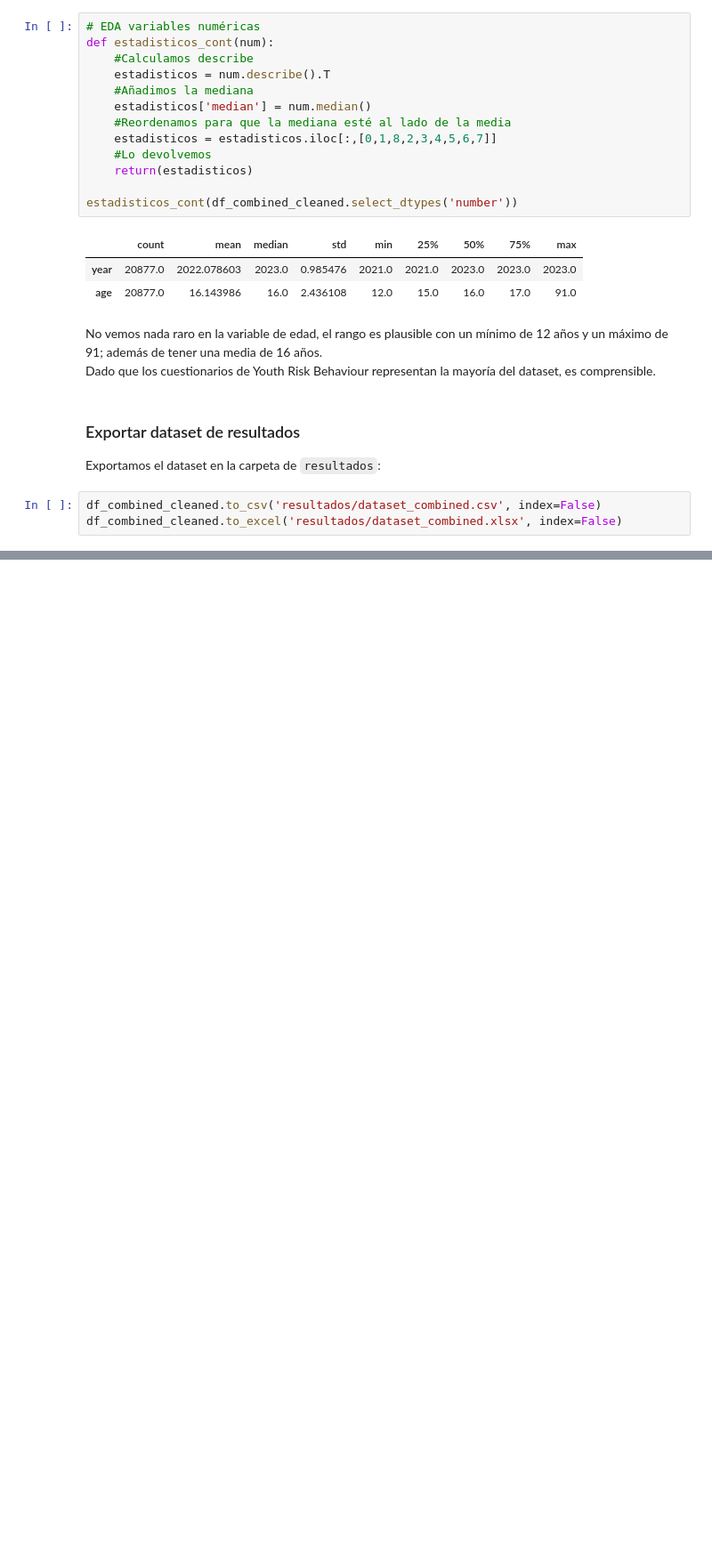
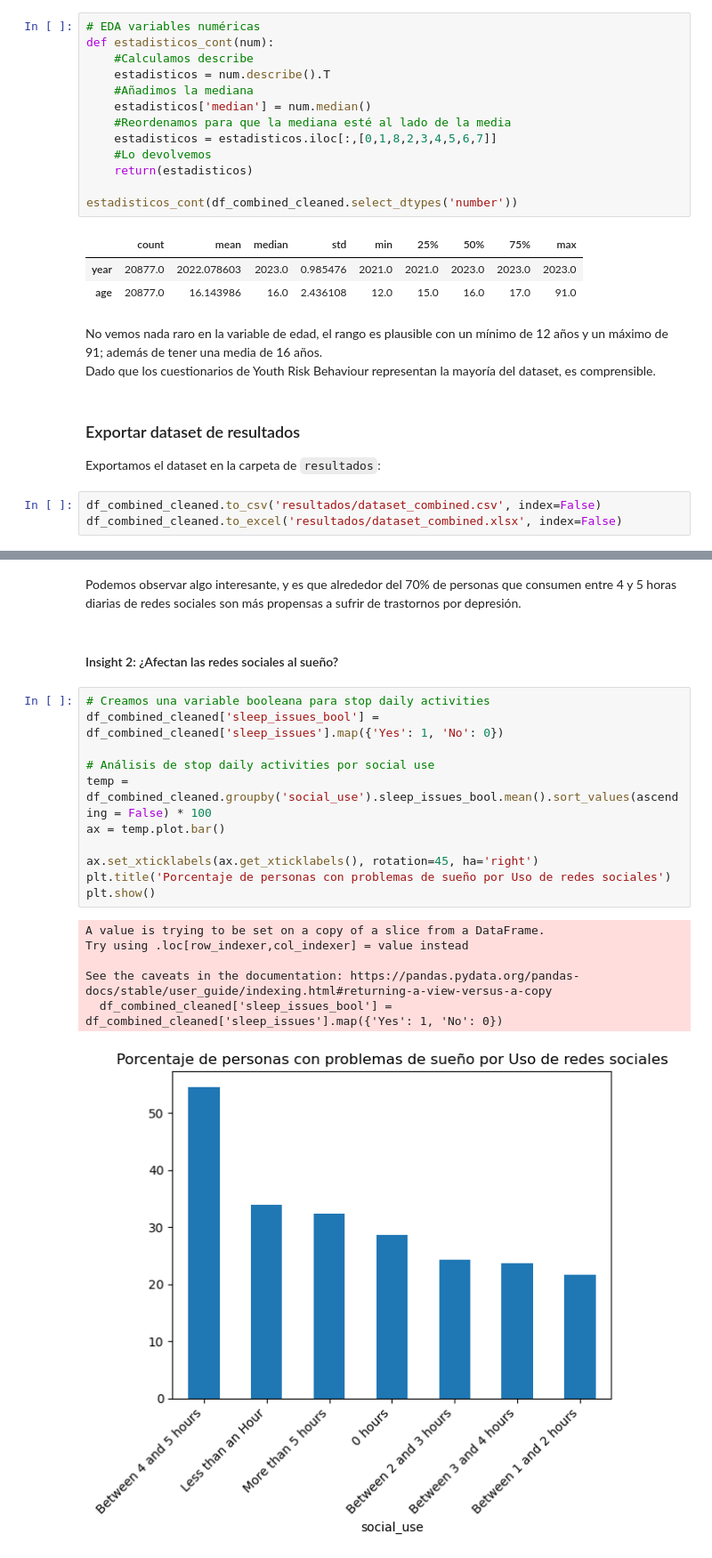
Before and after one commit to fapm4/PRVD-1, a Jupyter notebook: notebook_join.ipynb, the cells around one changed output, grey strips where cells are left out. Shown: that part at 89% size. Saved outputs shown, nothing was run; the diff lists cells and outputs as text; blank space fills up the shorter version.

Commit message:
Generación de insights

```diff
--- a/notebook_join.ipynb
+++ b/notebook_join.ipynb
@@ -517,0 +555,22 @@ df_combined_cleaned.to_excel('resultados/dataset_combined.xlsx', index=False)
+# %% [markdown]
+Podemos observar algo interesante, y es que alrededor del 70% de personas que consumen entre 4 y 5 horas diarias de redes sociales son más propensas a sufrir de trastornos por depresión.
+# %% [markdown]
+#### Insight 2: ¿Afectan las redes sociales al sueño?
+# %%
+# Creamos una variable booleana para stop daily activities
+df_combined_cleaned['sleep_issues_bool'] = df_combined_cleaned['sleep_issues'].map({'Yes': 1, 'No': 0})
+
+# Análisis de stop daily activities por social use
+temp = df_combined_cleaned.groupby('social_use').sleep_issues_bool.mean().sort_values(ascending = False) * 100
+ax = temp.plot.bar()
+
+ax.set_xticklabels(ax.get_xticklabels(), rotation=45, ha='right')
+plt.title('Porcentaje de personas con problemas de sueño por Uso de redes sociales')
+plt.show()
+# %% [output]
+A value is trying to be set on a copy of a slice from a DataFrame.
+Try using .loc[row_indexer,col_indexer] = value instead
+
+See the caveats in the documentation: https://pandas.pydata.org/pandas-docs/stable/user_guide/indexing.html#returning-a-view-versus-a-copy
+  df_combined_cleaned['sleep_issues_bool'] = df_combined_cleaned['sleep_issues'].map({'Yes': 1, 'No': 0})
+[figure, added]
```
Also changed, not shown: parts of 8 cells of this notebook, 4 other files.
